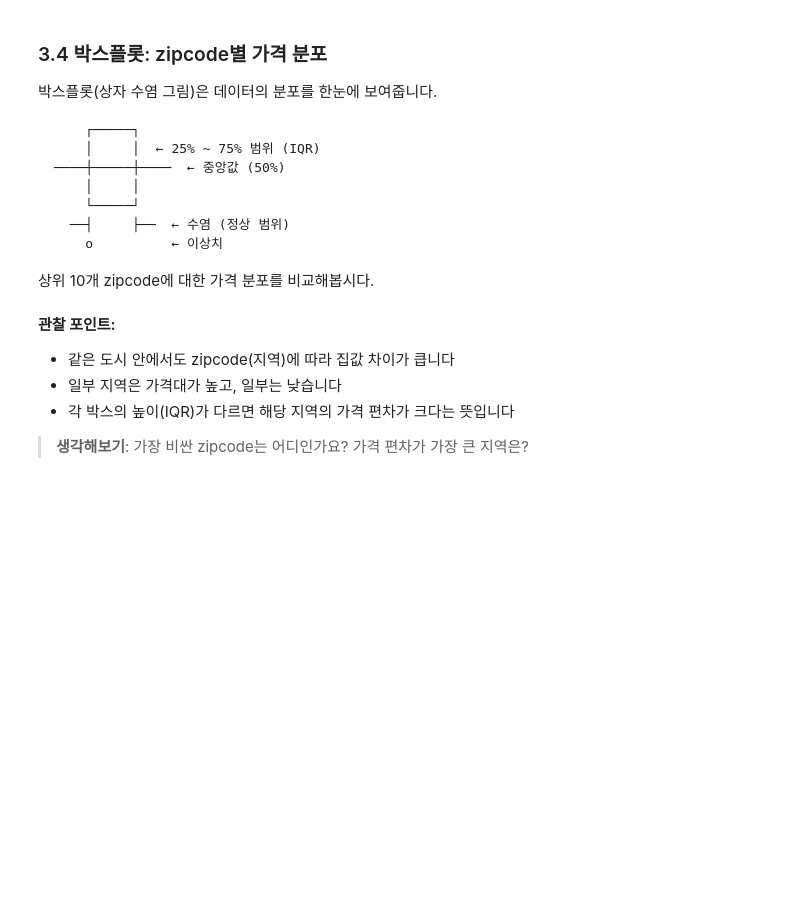
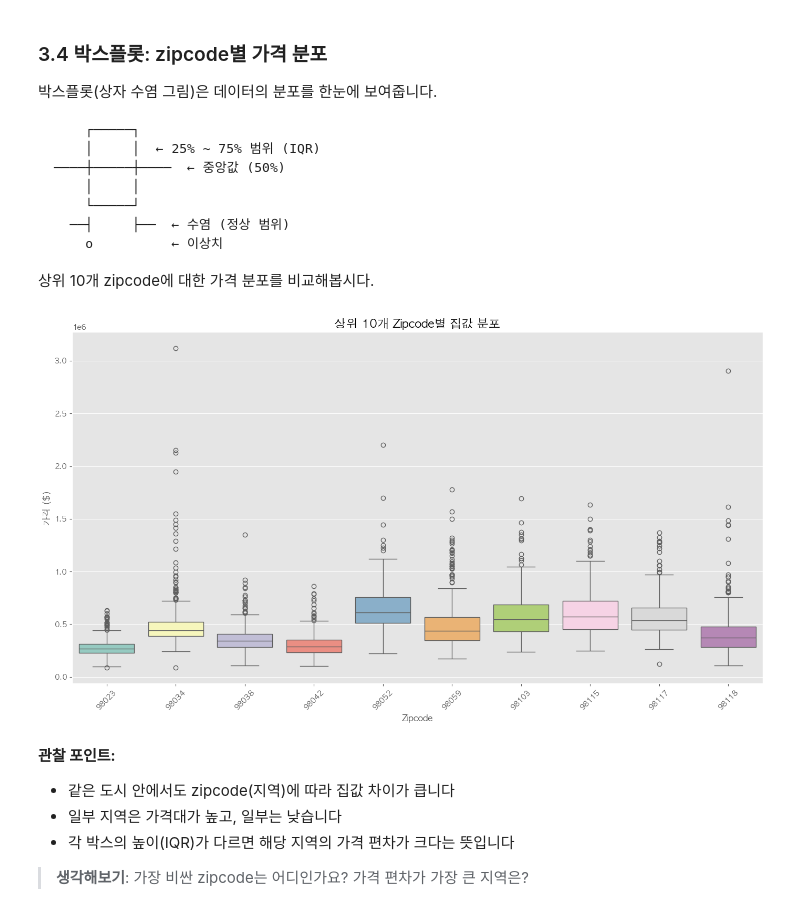
Before and after one commit to tmheo/2019-2nd-ML-month-with-KaKR-Solution, a Jupyter notebook: tutorial/01_ml_intro_and_eda.ipynb, the cells around one changed output. Cells and saved outputs as stored; diff of their text form; code cells hidden in the pictures; blank space fills up the shorter version.

```diff
--- a/tutorial/01_ml_intro_and_eda.ipynb
+++ b/tutorial/01_ml_intro_and_eda.ipynb
@@ -375,21 +578,25 @@ print(f'제거된 데이터 수: {len(train) - len(train_clean)}')
 # %%
 # 데이터가 많은 상위 10개 zipcode 선택
 top_zipcodes = train_clean['zipcode'].value_counts().head(10).index
 
 # 해당 zipcode 데이터만 필터링
 zip_data = train_clean[train_clean['zipcode'].isin(top_zipcodes)]
 
 plt.figure(figsize=(14, 8))
 sns.boxplot(x='zipcode', y='price', data=zip_data,
+            hue='zipcode',            # hue에 x 변수를 지정
             order=sorted(top_zipcodes),  # zipcode 정렬
-            palette='Set3')
+            palette='Set3',
+            legend=False)
 
 plt.title('상위 10개 Zipcode별 집값 분포', fontsize=16)
 plt.xlabel('Zipcode', fontsize=12)
 plt.ylabel('가격 ($)', fontsize=12)
 plt.xticks(rotation=45)
 plt.tight_layout()
 plt.show()
+# %% [output]
+[figure, added]
 # %% [markdown]
 **관찰 포인트:**
 
```
Also changed, not shown: parts of 22 cells of this notebook.
